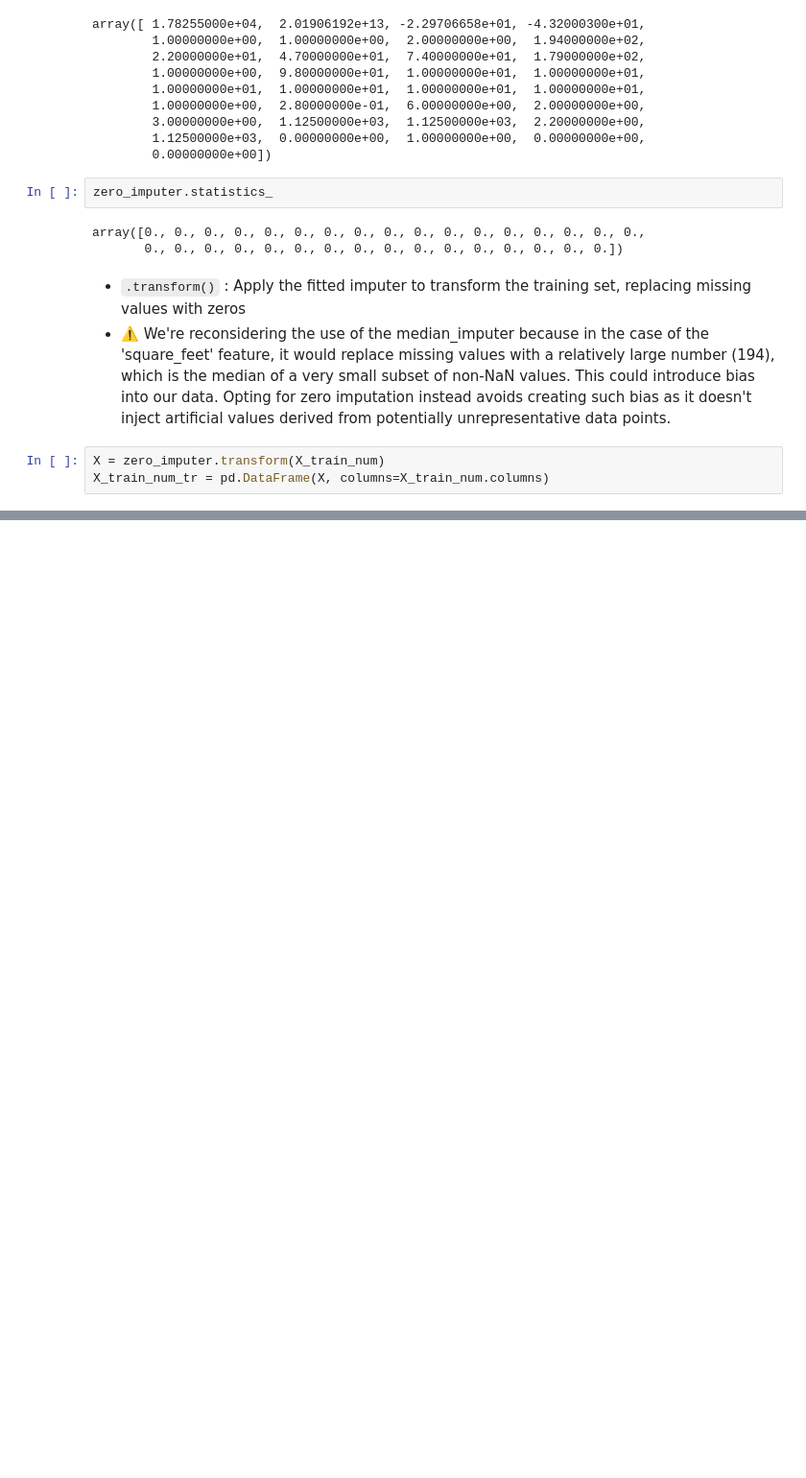
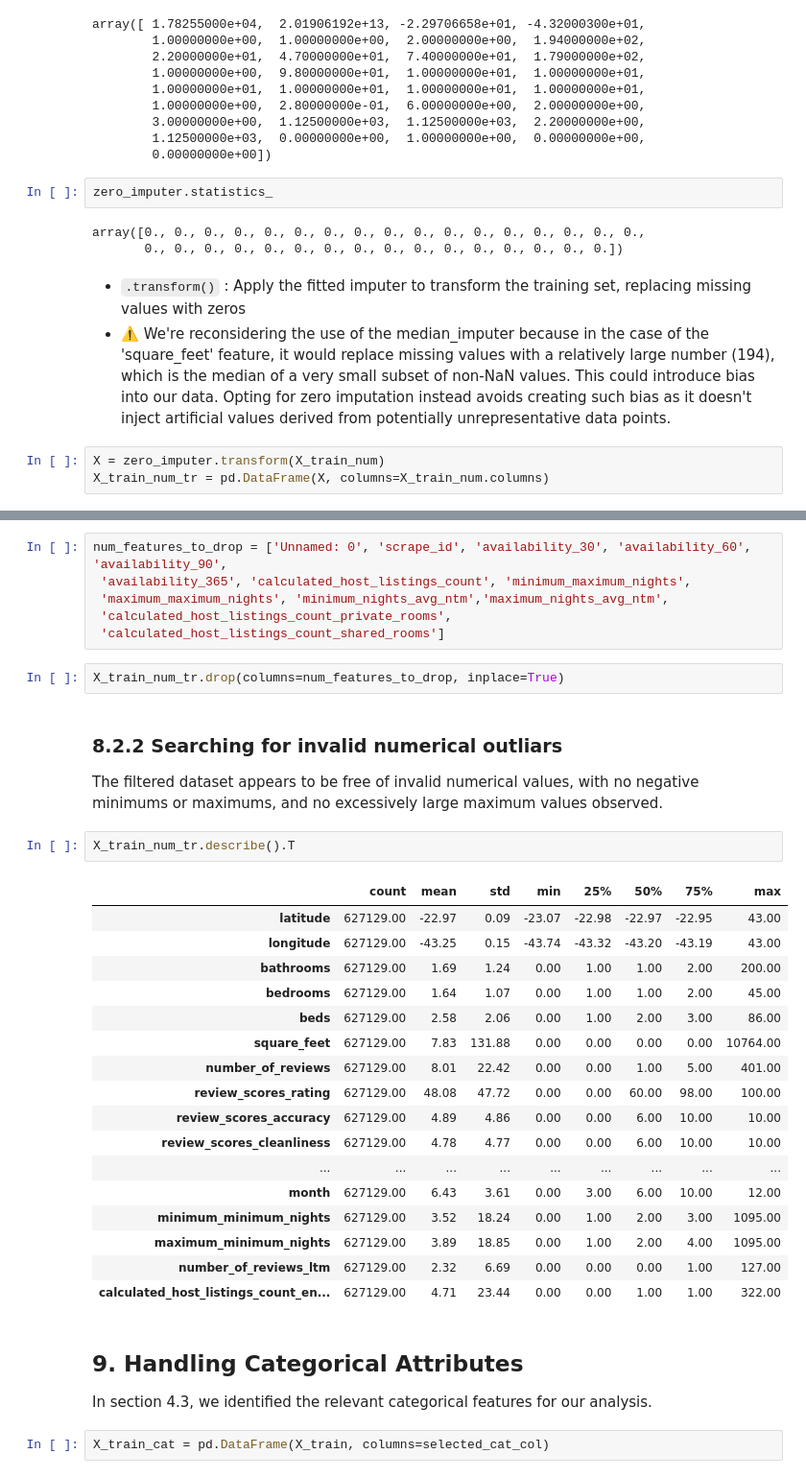
Before and after one commit to arthurcornelio88/airbnbpricing, a Jupyter notebook: airbnb-pricing.ipynb, the cells around one changed output, grey strips where cells are left out. Shown at 96% size. Drawn from its saved outputs; the diff is of its cells as text; blank space fills up the shorter version.

```diff
--- a/airbnb-pricing.ipynb
+++ b/airbnb-pricing.ipynb
@@ -583,0 +625,38 @@ X_train_num_tr = pd.DataFrame(X, columns=X_train_num.columns)
+# %%
+num_features_to_drop = ['Unnamed: 0', 'scrape_id', 'availability_30', 'availability_60', 'availability_90',
+ 'availability_365', 'calculated_host_listings_count', 'minimum_maximum_nights',
+ 'maximum_maximum_nights', 'minimum_nights_avg_ntm','maximum_nights_avg_ntm',
+ 'calculated_host_listings_count_private_rooms',
+ 'calculated_host_listings_count_shared_rooms']
+# %%
+X_train_num_tr.drop(columns=num_features_to_drop, inplace=True)
+# %% [markdown]
+### 8.2.2 Searching for invalid numerical outliars
+
+The filtered dataset appears to be free of invalid numerical values, with no negative minimums or maximums, and no excessively large maximum values observed.
+# %%
+X_train_num_tr.describe().T
+# %% [output]
+|  | count | mean | std | min | 25% | 50% | 75% | max |
+| latitude | 627129.00 | -22.97 | 0.09 | -23.07 | -22.98 | -22.97 | -22.95 | 43.00 |
+| longitude | 627129.00 | -43.25 | 0.15 | -43.74 | -43.32 | -43.20 | -43.19 | 43.00 |
+| bathrooms | 627129.00 | 1.69 | 1.24 | 0.00 | 1.00 | 1.00 | 2.00 | 200.00 |
+| bedrooms | 627129.00 | 1.64 | 1.07 | 0.00 | 1.00 | 1.00 | 2.00 | 45.00 |
+| beds | 627129.00 | 2.58 | 2.06 | 0.00 | 1.00 | 2.00 | 3.00 | 86.00 |
+| square_feet | 627129.00 | 7.83 | 131.88 | 0.00 | 0.00 | 0.00 | 0.00 | 10764.00 |
+| number_of_reviews | 627129.00 | 8.01 | 22.42 | 0.00 | 0.00 | 1.00 | 5.00 | 401.00 |
+| review_scores_rating | 627129.00 | 48.08 | 47.72 | 0.00 | 0.00 | 60.00 | 98.00 | 100.00 |
+| review_scores_accuracy | 627129.00 | 4.89 | 4.86 | 0.00 | 0.00 | 6.00 | 10.00 | 10.00 |
+| review_scores_cleanliness | 627129.00 | 4.78 | 4.77 | 0.00 | 0.00 | 6.00 | 10.00 | 10.00 |
+| ... | ... | ... | ... | ... | ... | ... | ... | ... |
+| month | 627129.00 | 6.43 | 3.61 | 0.00 | 3.00 | 6.00 | 10.00 | 12.00 |
+| minimum_minimum_nights | 627129.00 | 3.52 | 18.24 | 0.00 | 1.00 | 2.00 | 3.00 | 1095.00 |
+| maximum_minimum_nights | 627129.00 | 3.89 | 18.85 | 0.00 | 1.00 | 2.00 | 4.00 | 1095.00 |
+| number_of_reviews_ltm | 627129.00 | 2.32 | 6.69 | 0.00 | 0.00 | 0.00 | 1.00 | 127.00 |
+| calculated_host_listings_count_en... | 627129.00 | 4.71 | 23.44 | 0.00 | 0.00 | 1.00 | 1.00 | 322.00 |
+# %% [markdown]
+## 9. Handling Categorical Attributes
+
+In section 4.3, we identified the relevant categorical features for our analysis.
+# %%
+X_train_cat = pd.DataFrame(X_train, columns=selected_cat_col)
```
Also changed, not shown: parts of 26 cells of this notebook.
